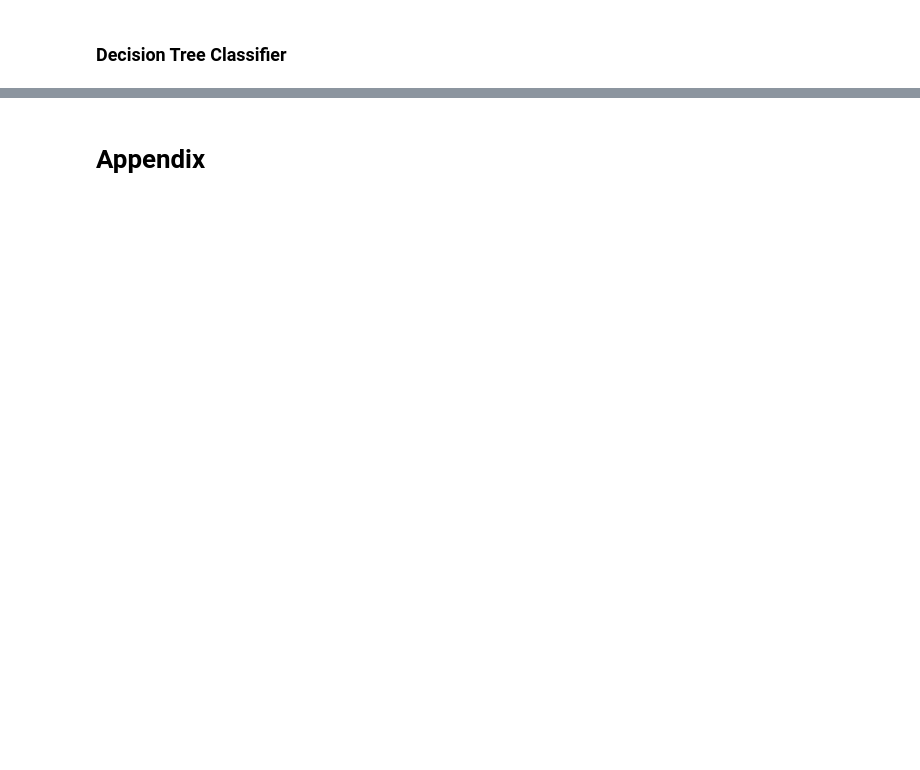
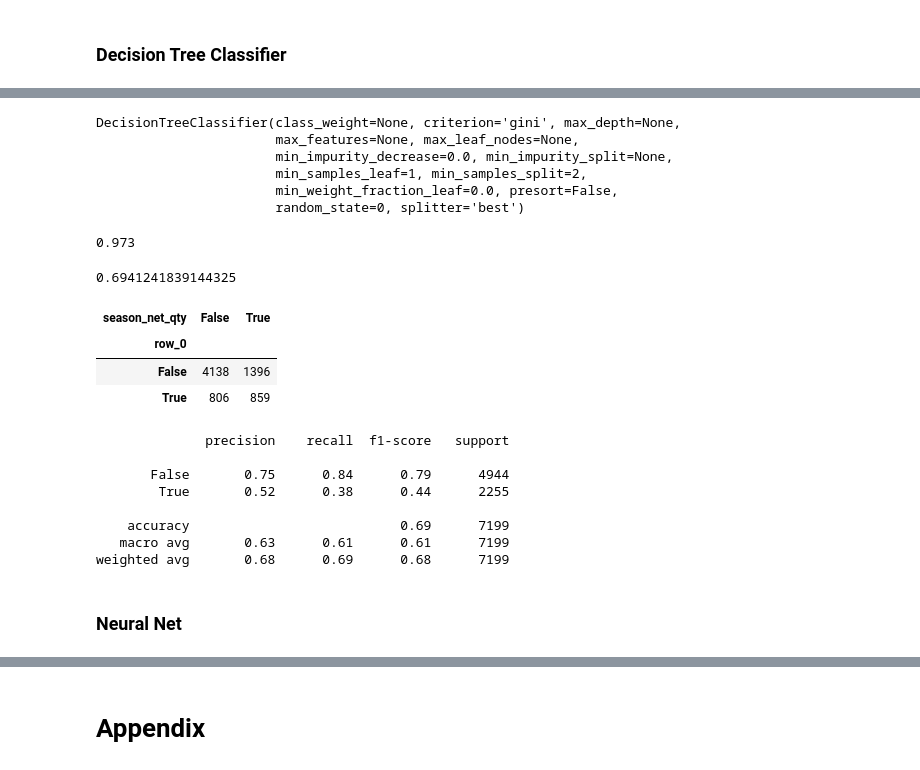
Before and after one commit to cwcomiskey/Misc, a Jupyter notebook: adidas/new_article_EDA.ipynb, the cells around one changed output, grey strips where cells are left out. Drawn from its saved outputs; the diff is of its cells as text; code cells hidden in the pictures; blank space fills up the shorter version.

```diff
--- a/adidas/new_article_EDA.ipynb
+++ b/adidas/new_article_EDA.ipynb
@@ -779,17 +689,8 @@ log_reg = pd.DataFrame(data = logreg.predict(dat_tree_dummies.loc[:, 'price':]),
 ### Decision Tree Regression
 # %%
 from sklearn.tree import DecisionTreeRegressor
-
-X = dat_tree.drop('season_net_qty', axis = 1)
-y = dat_tree.season_net_qty
-
-X_train, X_test, y_train, y_test = train_test_split(X.values, y, random_state=42)
 
 tree = DecisionTreeRegressor().fit(X_train, y_train)
 
 tree.score(X_train, y_train)
-tree.score(X_test, y_test)
-tree.score(X, y)
-
-DecisionTreeRegressor().fit(X, y).score(X, y)
 # %% [output]
@@ -805 +732,44 @@ from sklearn.model_selection import train_test_split
+# %%
+
+y = y_train > 500
+# %%
+tree = DecisionTreeClassifier(random_state = 0)
+tree.fit(X_train, y)
+# %% [output]
+DecisionTreeClassifier(class_weight=None, criterion='gini', max_depth=None,
+                       max_features=None, max_leaf_nodes=None,
+                       min_impurity_decrease=0.0, min_impurity_split=None,
+                       min_samples_leaf=1, min_samples_split=2,
+                       min_weight_fraction_leaf=0.0, presort=False,
+                       random_state=0, splitter='best')
+# %%
+tree.score(X_train, y).round(3)
+
+y_2 = y_test > 500
+tree.score(X_test, y_2)
+# %% [output]
+0.973
+0.6941241839144325
+# %%
+pd.crosstab(tree.predict(X_test), y_2)
+
+from sklearn.metrics import classification_report, confusion_matrix
+
+# print(confusion_matrix(y_test, tree.predict(X_test)))
+print(classification_report(y_2, tree.predict(X_test)))
+# %% [output]
+| season_net_qty | False | True |
+| row_0 |  |  |
+| False | 4138 | 1396 |
+| True | 806 | 859 |
+              precision    recall  f1-score   support
+
+       False       0.75      0.84      0.79      4944
+        True       0.52      0.38      0.44      2255
+
+    accuracy                           0.69      7199
+   macro avg       0.63      0.61      0.61      7199
+weighted avg       0.68      0.69      0.68      7199
+# %% [markdown]
+### Neural Net
 # %%
```
Also changed, not shown: parts of 60 cells of this notebook.
